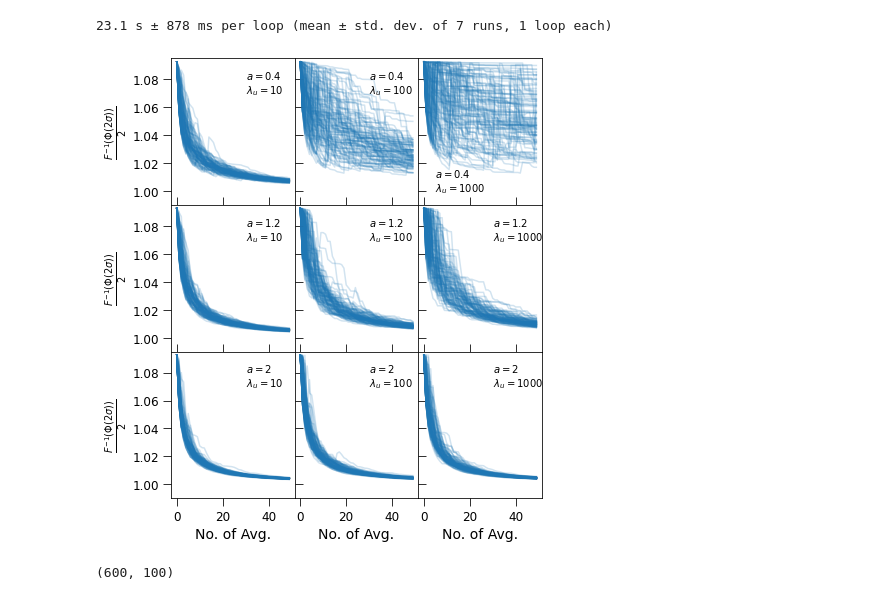
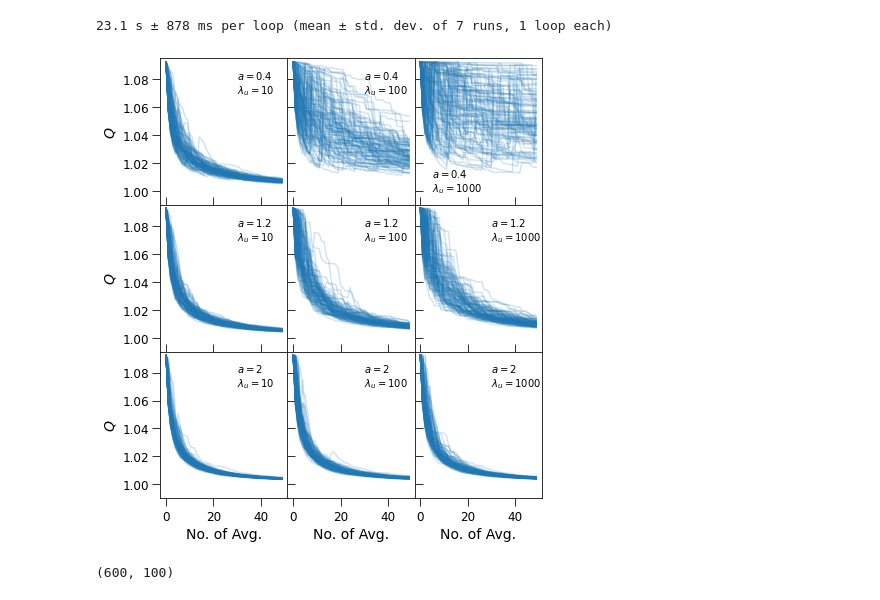
Before and after one commit to jlcbrown/FFT_hypoexp_comp, a Jupyter notebook: FFT_computation_testing.ipynb, the cells around one changed output. Drawn from its saved outputs; the diff is of its cells as text; code cells hidden in the pictures.

```diff
--- a/FFT_computation_testing.ipynb
+++ b/FFT_computation_testing.ipynb
@@ -475,34 +475,34 @@ for plind in [0.4, 1.2, 2]:
 # %%
 from matplotlib.lines import Line2D
 fig, ax = plt.subplots(figsize=(6.5, 7), ncols=3, nrows=3)
 for pind, plind in enumerate([0.4, 1.2, 2]):
     for mind, maxlam in enumerate([10, 100, 1000]):
         confs = np.load(f'confs_plind_{plind}_maxlam_{maxlam}.npy')
         confs = np.reshape(confs, [100, 50])
         ax[pind, mind].set_ylim(0.99, 1.095)
         ax[pind, mind].plot(confs.T, alpha=0.2, color='tab:blue')
         if mind == 0:
-            ax[pind, mind].set_ylabel(r"$\frac{F^{-1}(\Phi(2\sigma))}{2}$", fontsize=14)
+            ax[pind, mind].set_ylabel("$Q$", fontsize=14)
         else:
             ax[pind, mind].tick_params(axis='y', direction='in')
             ax[pind, mind].set_yticklabels([])
         if pind == 2:
             ax[pind, mind].set_xlabel("No. of Avg.", fontsize=14)
         else:
             ax[pind, mind].tick_params(axis='x', direction='in')
             ax[pind, mind].set_xticklabels([])
         ax[pind, mind].tick_params(size=8, labelsize=12)
         label = f"$a={plind}$\n$\lambda_u={maxlam}$"
         #line = Line2D([], [], color='tab:blue')
         #ax[pind, mind].legend([line], [label])
         if pind == 0 and mind == 2:
             ax[pind, mind].text(5, 1.00, label)
         else:
             ax[pind, mind].text(30, 1.07, label)
 fig.tight_layout(h_pad=0, w_pad=-0.5)
 fig.savefig("nine_panel_conf_rat.pdf")
 # %% [output]
-[figure, old version]
+[figure, new version]
 # %%
 lams = get_plaw_samples(1, 1000, 0.4, [50, 100])
 vals = np.arange(-1, 5, 0.01)
```
Also changed, not shown: parts of 3 cells of this notebook.
